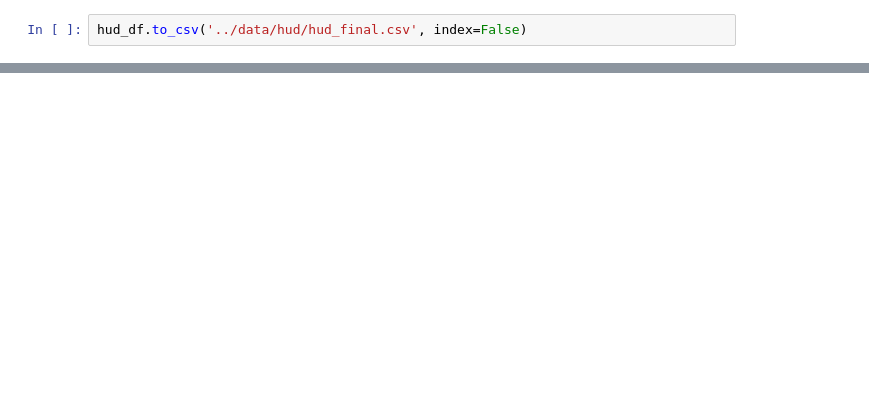
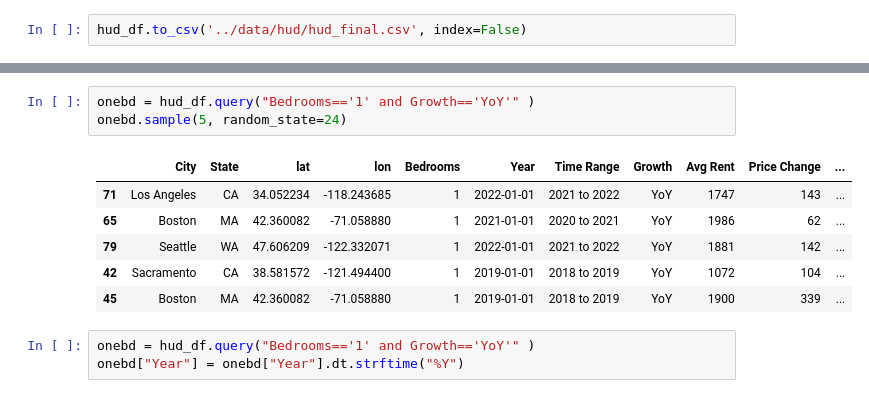
Before and after one commit to Keren-Neeq/DS4A-Team1, a Jupyter notebook: notebooks/hud_preprocessing.ipynb, the cells around one changed output, grey strips where cells are left out. Drawn from its saved outputs; the diff is of its cells as text; blank space fills up the shorter version.

```diff
--- a/notebooks/hud_preprocessing.ipynb
+++ b/notebooks/hud_preprocessing.ipynb
@@ -295,0 +226,13 @@ hud_df.to_csv('../data/hud/hud_final.csv', index=False)
+# %%
+onebd = hud_df.query("Bedrooms=='1' and Growth=='YoY'" )
+onebd.sample(5, random_state=24)
+# %% [output]
+|  | City | State | lat | lon | Bedrooms | Year | Time Range | Growth | Avg Rent | Price Change | ... |
+| 71 | Los Angeles | CA | 34.052234 | -118.243685 | 1 | 2022-01-01 | 2021 to 2022 | YoY | 1747 | 143 | ... |
+| 65 | Boston | MA | 42.360082 | -71.058880 | 1 | 2021-01-01 | 2020 to 2021 | YoY | 1986 | 62 | ... |
+| 79 | Seattle | WA | 47.606209 | -122.332071 | 1 | 2022-01-01 | 2021 to 2022 | YoY | 1881 | 142 | ... |
+| 42 | Sacramento | CA | 38.581572 | -121.494400 | 1 | 2019-01-01 | 2018 to 2019 | YoY | 1072 | 104 | ... |
+| 45 | Boston | MA | 42.360082 | -71.058880 | 1 | 2019-01-01 | 2018 to 2019 | YoY | 1900 | 339 | ... |
+# %%
+onebd = hud_df.query("Bedrooms=='1' and Growth=='YoY'" )
+onebd["Year"] = onebd["Year"].dt.strftime("%Y")
```
Also changed, not shown: parts of 22 cells of this notebook, 3 other files.
